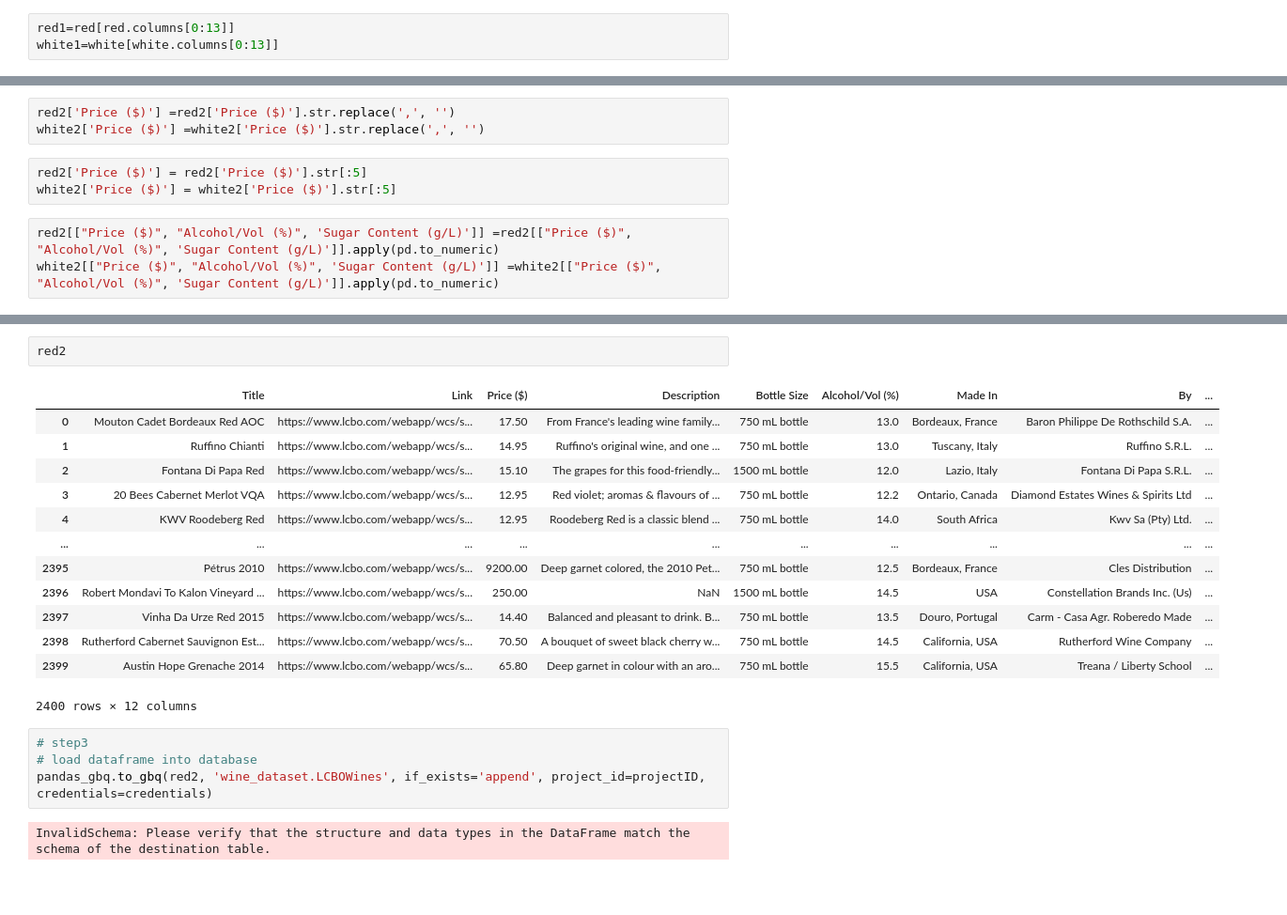
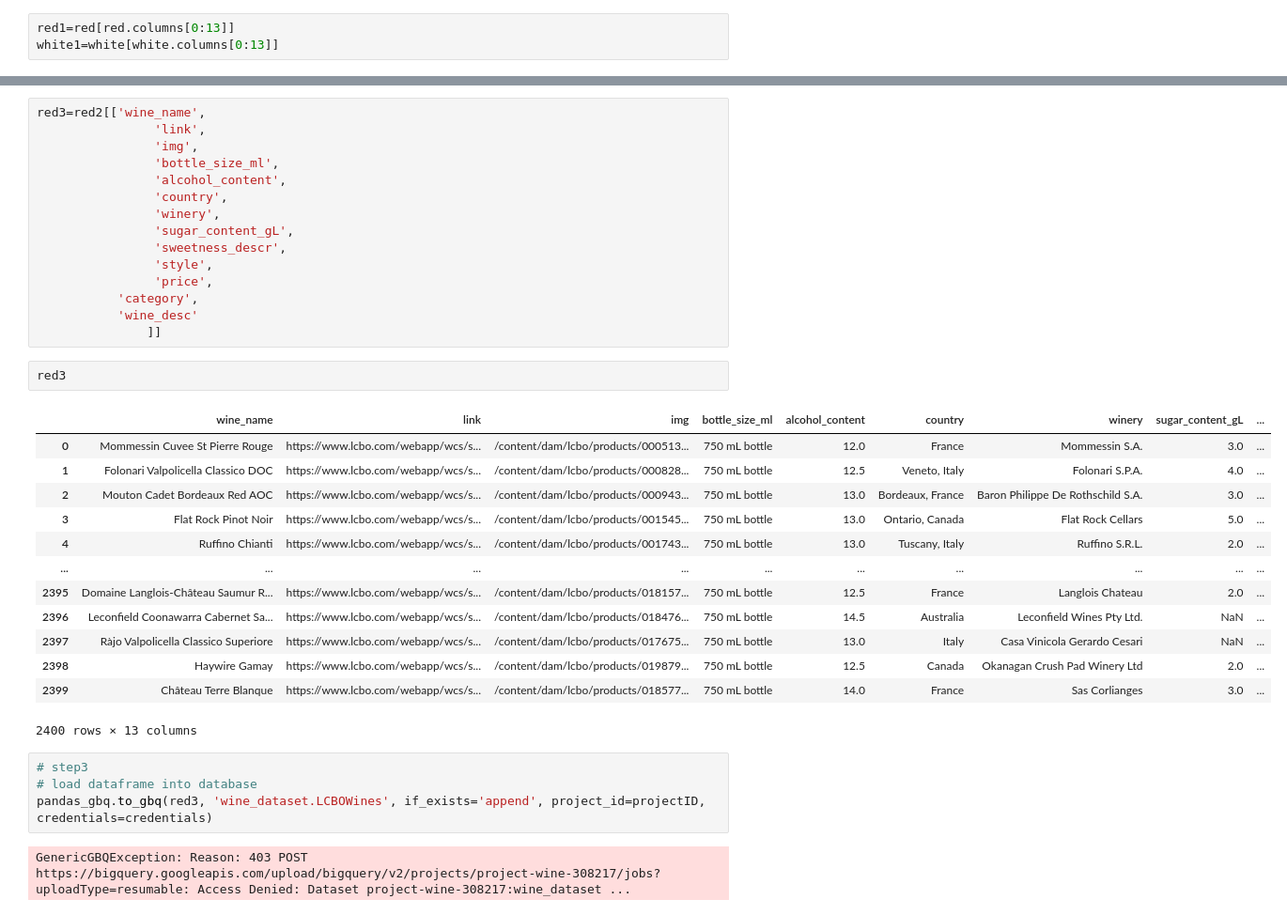
Before and after one commit to tratnikc/RedOrWhite, a Jupyter notebook: wine/Resources/ETL/to gbq.ipynb, the cells around one changed output, grey strips where cells are left out. Shown at 94% size. Drawn from its saved outputs; the diff is of its cells as text; blank space fills up the shorter version.

```diff
--- a/wine/Resources/ETL/to gbq.ipynb
+++ b/wine/Resources/ETL/to gbq.ipynb
@@ -131,9 +84,0 @@ red2.head()
-# %%
-red2['Price ($)'] =red2['Price ($)'].str.replace(',', '')
-white2['Price ($)'] =white2['Price ($)'].str.replace(',', '')
-# %%
-red2['Price ($)'] = red2['Price ($)'].str[:5]
-white2['Price ($)'] = white2['Price ($)'].str[:5]
-# %%
-red2[["Price ($)", "Alcohol/Vol (%)", 'Sugar Content (g/L)']] =red2[["Price ($)", "Alcohol/Vol (%)", 'Sugar Content (g/L)']].apply(pd.to_numeric)
-white2[["Price ($)", "Alcohol/Vol (%)", 'Sugar Content (g/L)']] =white2[["Price ($)", "Alcohol/Vol (%)", 'Sugar Content (g/L)']].apply(pd.to_numeric)
@@ -157,22 +85,37 @@ dtype: object
-# %%
-red2
-# %% [output]
-|  | Title | Link | Price ($) | Description | Bottle Size | Alcohol/Vol (%) | Made In | By | ... |
-| 0 | Mouton Cadet Bordeaux Red AOC | https://www.lcbo.com/webapp/wcs/s... | 17.50 | From France's leading wine family... | 750 mL bottle | 13.0 | Bordeaux, France | Baron Philippe De Rothschild S.A. | ... |
-| 1 | Ruffino Chianti | https://www.lcbo.com/webapp/wcs/s... | 14.95 | Ruffino's original wine, and one ... | 750 mL bottle | 13.0 | Tuscany, Italy | Ruffino S.R.L. | ... |
-| 2 | Fontana Di Papa Red | https://www.lcbo.com/webapp/wcs/s... | 15.10 | The grapes for this food-friendly... | 1500 mL bottle | 12.0 | Lazio, Italy | Fontana Di Papa S.R.L. | ... |
-| 3 | 20 Bees Cabernet Merlot VQA | https://www.lcbo.com/webapp/wcs/s... | 12.95 | Red violet; aromas & flavours of ... | 750 mL bottle | 12.2 | Ontario, Canada | Diamond Estates Wines & Spirits Ltd | ... |
-| 4 | KWV Roodeberg Red | https://www.lcbo.com/webapp/wcs/s... | 12.95 | Roodeberg Red is a classic blend ... | 750 mL bottle | 14.0 | South Africa | Kwv Sa (Pty) Ltd. | ... |
-| ... | ... | ... | ... | ... | ... | ... | ... | ... | ... |
-| 2395 | Pétrus 2010 | https://www.lcbo.com/webapp/wcs/s... | 9200.00 | Deep garnet colored, the 2010 Pet... | 750 mL bottle | 12.5 | Bordeaux, France | Cles Distribution | ... |
-| 2396 | Robert Mondavi To Kalon Vineyard ... | https://www.lcbo.com/webapp/wcs/s... | 250.00 | NaN | 1500 mL bottle | 14.5 | USA | Constellation Brands Inc. (Us) | ... |
-| 2397 | Vinha Da Urze Red 2015 | https://www.lcbo.com/webapp/wcs/s... | 14.40 | Balanced and pleasant to drink. B... | 750 mL bottle | 13.5 | Douro, Portugal | Carm - Casa Agr. Roberedo Made | ... |
-| 2398 | Rutherford Cabernet Sauvignon Est... | https://www.lcbo.com/webapp/wcs/s... | 70.50 | A bouquet of sweet black cherry w... | 750 mL bottle | 14.5 | California, USA | Rutherford Wine Company | ... |
-| 2399 | Austin Hope Grenache 2014 | https://www.lcbo.com/webapp/wcs/s... | 65.80 | Deep garnet in colour with an aro... | 750 mL bottle | 15.5 | California, USA | Treana / Liberty School | ... |
-2400 rows × 12 columns
+# %%
+red3=red2[['wine_name',
+                'link',
+                'img',
+                'bottle_size_ml',
+                'alcohol_content',
+                'country',
+                'winery',
+                'sugar_content_gL',
+                'sweetness_descr',
+                'style',
+                'price',
+           'category',
+           'wine_desc'
+               ]]
+# %%
+red3
+# %% [output]
+|  | wine_name | link | img | bottle_size_ml | alcohol_content | country | winery | sugar_content_gL | ... |
+| 0 | Mommessin Cuvee St Pierre Rouge | https://www.lcbo.com/webapp/wcs/s... | /content/dam/lcbo/products/000513... | 750 mL bottle | 12.0 | France | Mommessin S.A. | 3.0 | ... |
+| 1 | Folonari Valpolicella Classico DOC | https://www.lcbo.com/webapp/wcs/s... | /content/dam/lcbo/products/000828... | 750 mL bottle | 12.5 | Veneto, Italy | Folonari S.P.A. | 4.0 | ... |
+| 2 | Mouton Cadet Bordeaux Red AOC | https://www.lcbo.com/webapp/wcs/s... | /content/dam/lcbo/products/000943... | 750 mL bottle | 13.0 | Bordeaux, France | Baron Philippe De Rothschild S.A. | 3.0 | ... |
+| 3 | Flat Rock Pinot Noir | https://www.lcbo.com/webapp/wcs/s... | /content/dam/lcbo/products/001545... | 750 mL bottle | 13.0 | Ontario, Canada | Flat Rock Cellars | 5.0 | ... |
+| 4 | Ruffino Chianti | https://www.lcbo.com/webapp/wcs/s... | /content/dam/lcbo/products/001743... | 750 mL bottle | 13.0 | Tuscany, Italy | Ruffino S.R.L. | 2.0 | ... |
+| ... | ... | ... | ... | ... | ... | ... | ... | ... | ... |
+| 2395 | Domaine Langlois-Château Saumur R... | https://www.lcbo.com/webapp/wcs/s... | /content/dam/lcbo/products/018157... | 750 mL bottle | 12.5 | France | Langlois Chateau | 2.0 | ... |
+| 2396 | Leconfield Coonawarra Cabernet Sa... | https://www.lcbo.com/webapp/wcs/s... | /content/dam/lcbo/products/018476... | 750 mL bottle | 14.5 | Australia | Leconfield Wines Pty Ltd. | NaN | ... |
+| 2397 | Ràjo Valpolicella Classico Superiore | https://www.lcbo.com/webapp/wcs/s... | /content/dam/lcbo/products/017675... | 750 mL bottle | 13.0 | Italy | Casa Vinicola Gerardo Cesari | NaN | ... |
+| 2398 | Haywire Gamay | https://www.lcbo.com/webapp/wcs/s... | /content/dam/lcbo/products/019879... | 750 mL bottle | 12.5 | Canada | Okanagan Crush Pad Winery Ltd | 2.0 | ... |
+| 2399 | Château Terre Blanque | https://www.lcbo.com/webapp/wcs/s... | /content/dam/lcbo/products/018577... | 750 mL bottle | 14.0 | France | Sas Corlianges | 3.0 | ... |
+2400 rows × 13 columns
 # %%
 # step3
 # load dataframe into database
-pandas_gbq.to_gbq(red2, 'wine_dataset.LCBOWines', if_exists='append', project_id=projectID, credentials=credentials)
+pandas_gbq.to_gbq(red3, 'wine_dataset.LCBOWines', if_exists='append', project_id=projectID, credentials=credentials)
 # %% [output]
-InvalidSchema: Please verify that the structure and data types in the DataFrame match the schema of the destination table.
+GenericGBQException: Reason: 403 POST https://bigquery.googleapis.com/upload/bigquery/v2/projects/project-wine-308217/jobs?uploadType=resumable: Access Denied: Dataset project-wine-308217:wine_dataset ...
```
Also changed, not shown: parts of 15 cells of this notebook, 1 other file.
